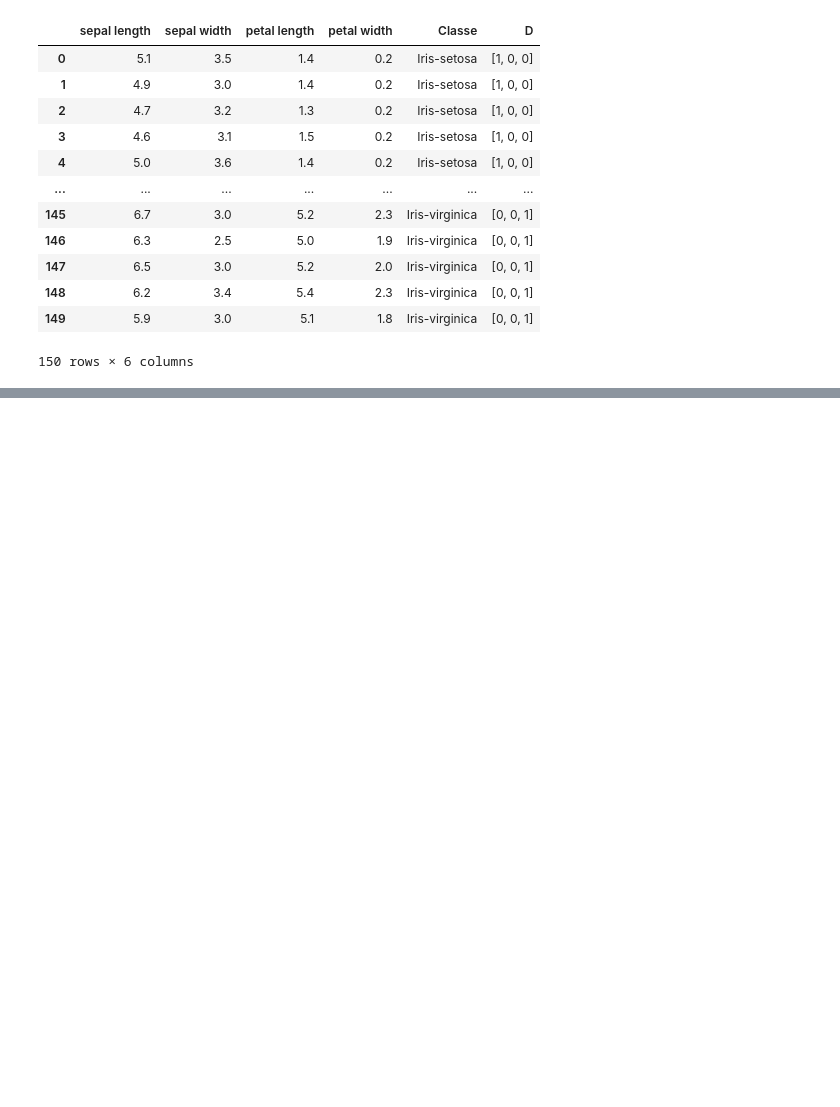
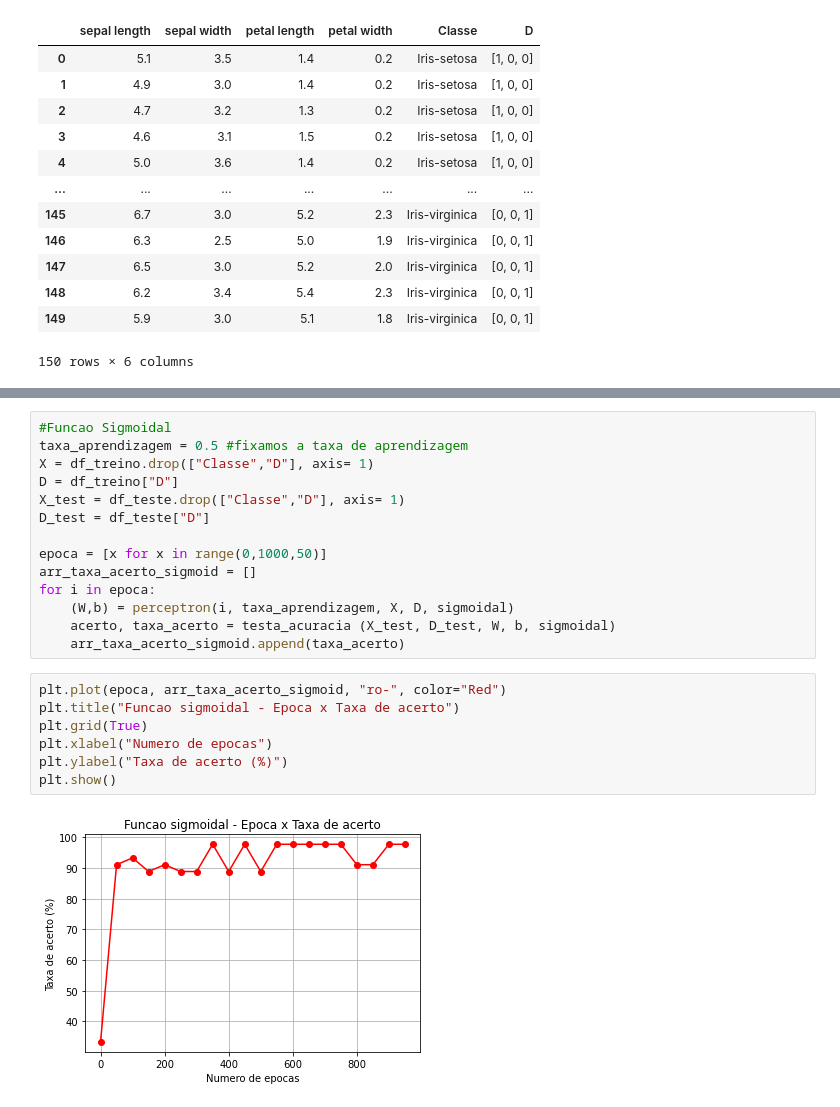
Before and after one commit to dissantos/AI_Practices, a Jupyter notebook: Laboratory/Practice_5_NeuralNetworks/perceptron.ipynb, the cells around one changed output, grey strips where cells are left out. Saved outputs shown, nothing was run; the diff lists cells and outputs as text; blank space fills up the shorter version.

```diff
--- a/Laboratory/Practice_5_NeuralNetworks/perceptron.ipynb
+++ b/Laboratory/Practice_5_NeuralNetworks/perceptron.ipynb
@@ -123,0 +258,23 @@ testa_acuracia(X,D,W,b, degrau)
+# %%
+#Funcao Sigmoidal
+taxa_aprendizagem = 0.5 #fixamos a taxa de aprendizagem
+X = df_treino.drop(["Classe","D"], axis= 1)
+D = df_treino["D"]
+X_test = df_teste.drop(["Classe","D"], axis= 1)
+D_test = df_teste["D"]
+
+epoca = [x for x in range(0,1000,50)]
+arr_taxa_acerto_sigmoid = []
+for i in epoca:
+    (W,b) = perceptron(i, taxa_aprendizagem, X, D, sigmoidal)
+    acerto, taxa_acerto = testa_acuracia (X_test, D_test, W, b, sigmoidal)
+    arr_taxa_acerto_sigmoid.append(taxa_acerto)
+# %%
+plt.plot(epoca, arr_taxa_acerto_sigmoid, "ro-", color="Red")
+plt.title("Funcao sigmoidal - Epoca x Taxa de acerto")
+plt.grid(True)
+plt.xlabel("Numero de epocas")
+plt.ylabel("Taxa de acerto (%)")
+plt.show()
+# %% [output]
+[figure, added]
```
Also changed, not shown: parts of 22 cells of this notebook.
